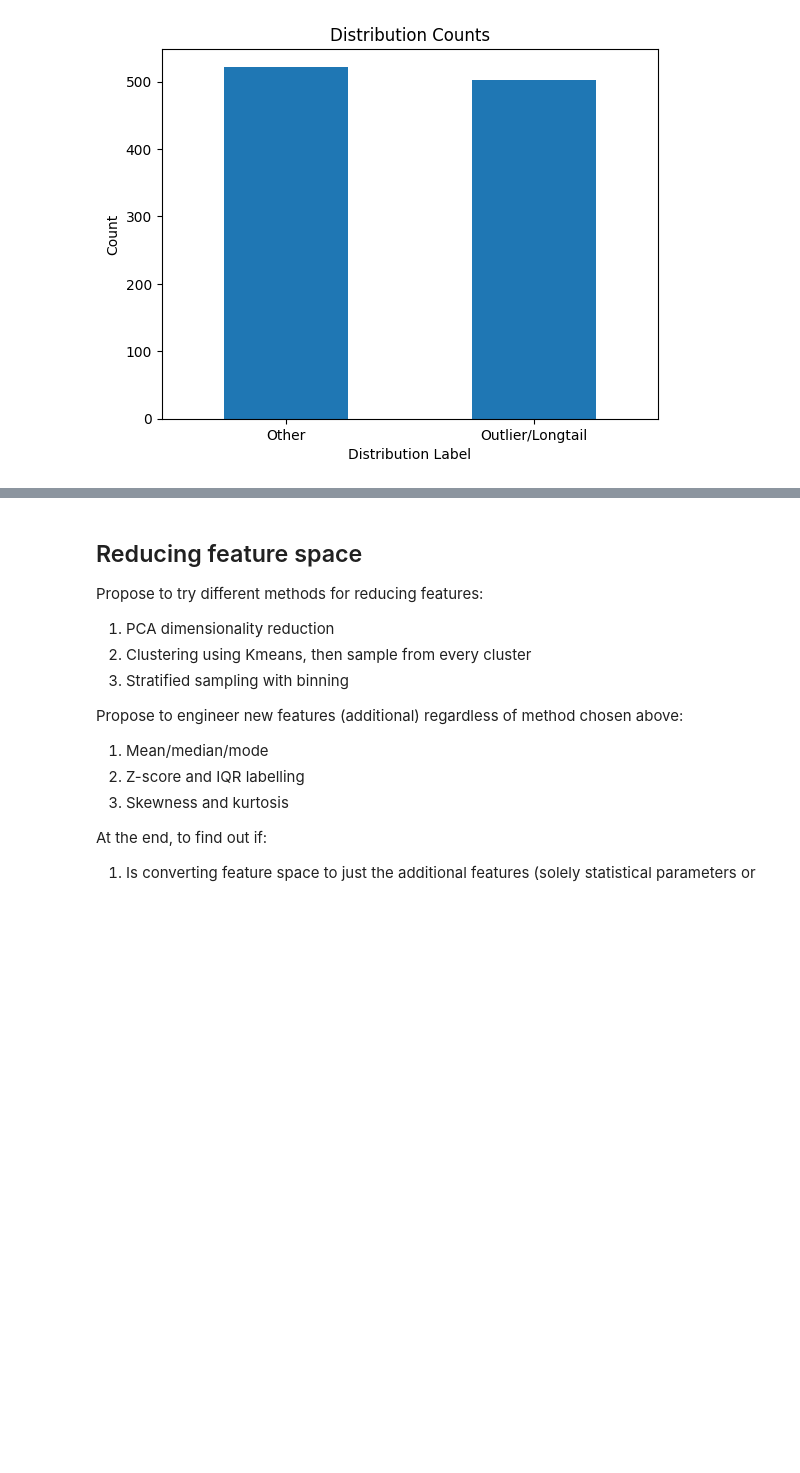
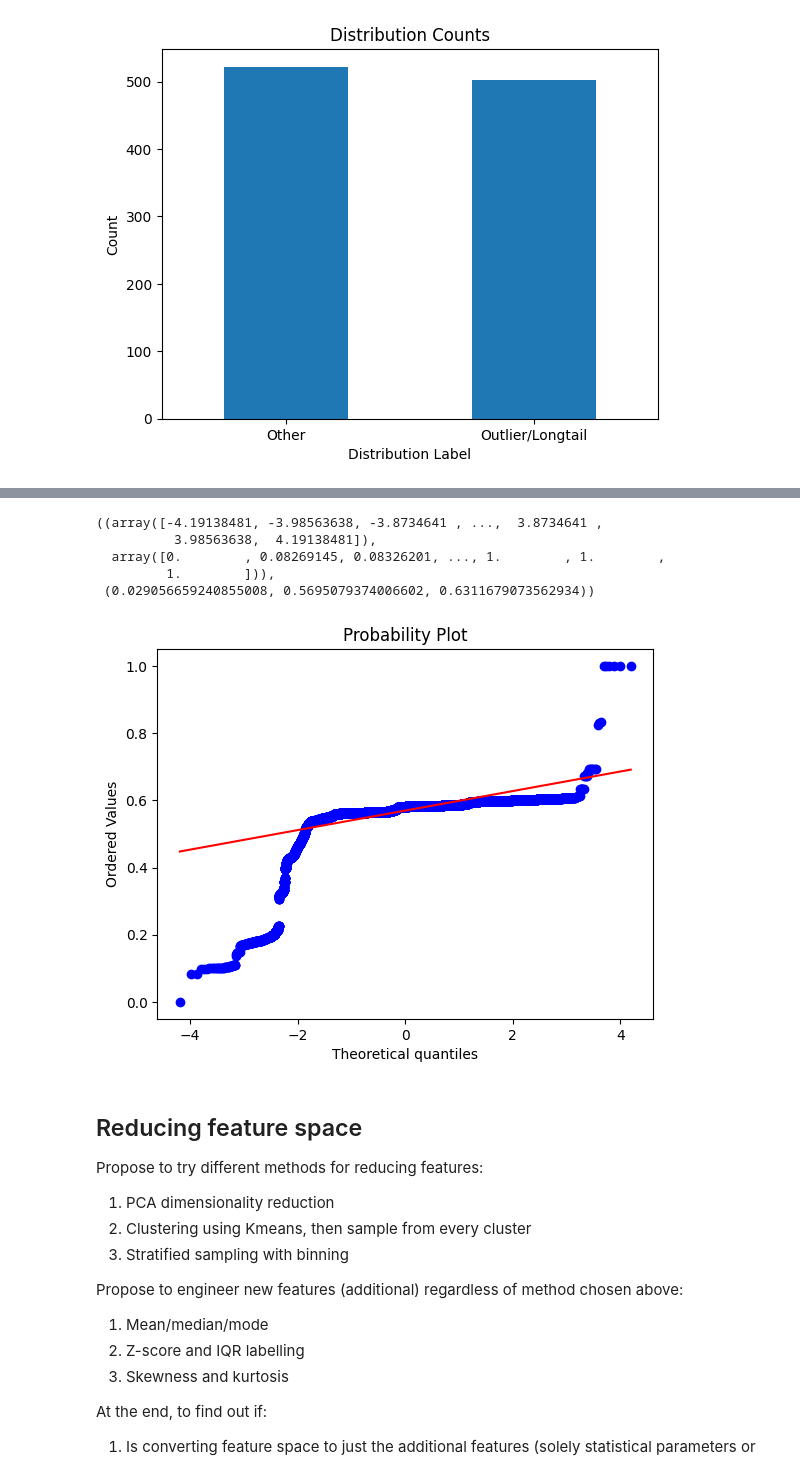
Before and after one commit to chan-cee/wafers, a Jupyter notebook: Luna Preprocessing.ipynb, the cells around one changed output, grey strips where cells are left out. Saved outputs shown, nothing was run; the diff lists cells and outputs as text; code cells hidden in the pictures; blank space fills up the shorter version.

```diff
--- a/Luna Preprocessing.ipynb
+++ b/Luna Preprocessing.ipynb
@@ -332,3 +516,15 @@ plt.show()
+# %%
+import scipy.stats as stats
+
+
+stats.probplot(pd.Series(df_binary['Data'][1]), dist="norm", plot=plt)
+# %% [output]
+((array([-4.19138481, -3.98563638, -3.8734641 , ...,  3.8734641 ,
+          3.98563638,  4.19138481]),
+  array([0.        , 0.08269145, 0.08326201, ..., 1.        , 1.        ,
+         1.        ])),
+ (0.029056659240855008, 0.5695079374006602, 0.6311679073562934))
+[figure, added]
 # %% [markdown]
 ## Reducing feature space
 Propose to try different methods for reducing features:
```
Also changed, not shown: parts of 73 cells of this notebook.
